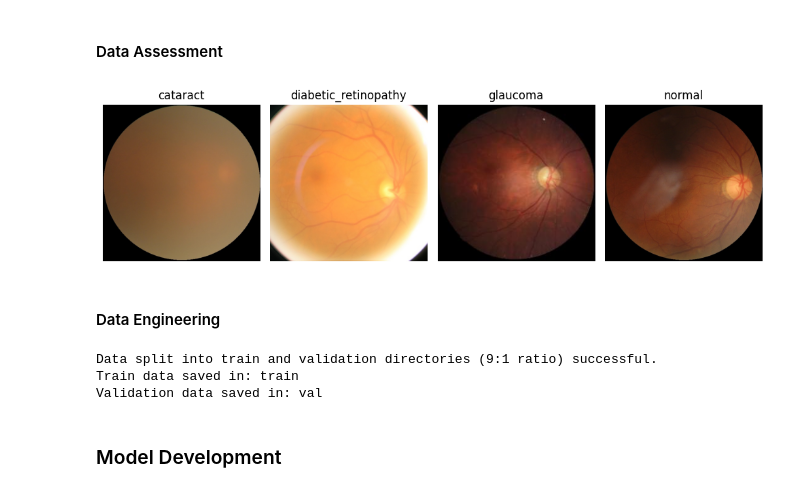
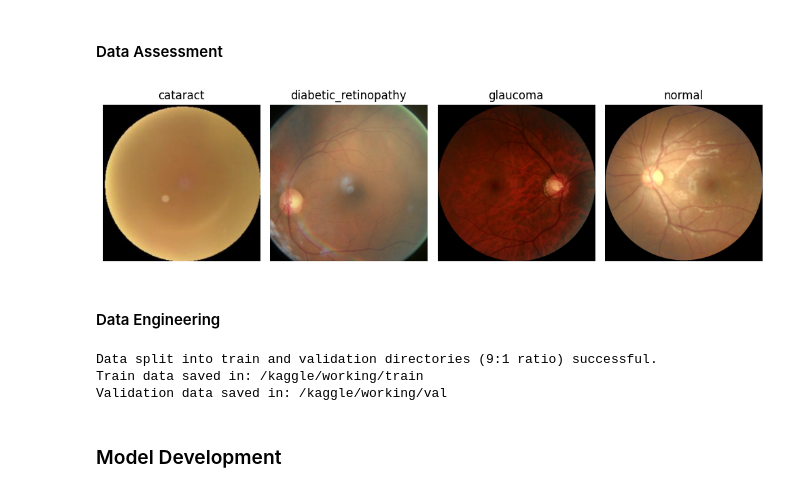
Before and after one commit to Bayhaqieee/Eye_Diseases_Classification, a Jupyter notebook: Eye_Diseases_Classification.ipynb, the cells around one changed output. Drawn from its saved outputs; the diff is of its cells as text; code cells hidden in the pictures.

Commit message:
Changing to Kaggle Environment

```diff
--- a/Eye_Diseases_Classification.ipynb
+++ b/Eye_Diseases_Classification.ipynb
@@ -72,11 +33,6 @@ Archive:  eye-diseases-classification.zip
 # %% [markdown]
 #### Data Assessment
 # %%
-import os
-import matplotlib.pyplot as plt
-import matplotlib.image as mpimg
-import random
-
 def display_images_by_label(data_dir):
     labels = os.listdir(data_dir)
     labels.sort() # Sort labels for consistent display
@@ -84,42 +40,42 @@ def display_images_by_label(data_dir):
     fig, axes = plt.subplots(1, 4, figsize=(10, 10))
     axes = axes.ravel()
 
     # Limit to the number of subplots available
     num_subplots = len(axes)
     for i, label in enumerate(labels[:num_subplots]):
         label_path = os.path.join(data_dir, label)
         if os.path.isdir(label_path):
             image_files = [f for f in os.listdir(label_path) if f.endswith(('jpg', 'jpeg', 'png'))]
             if image_files:
                 # Select a random image from the label directory
                 random_image_file = random.choice(image_files)
                 img_path = os.path.join(label_path, random_image_file)
                 img = mpimg.imread(img_path)
 
                 axes[i].imshow(img)
                 axes[i].set_title(label)
                 axes[i].axis('off') # Hide axes
 
     # Hide any unused subplots if there are less than the number of subplots
     for j in range(len(labels), num_subplots):
         axes[j].axis('off')
 
     plt.tight_layout()
     plt.show()
 
 # Assuming the unzipped data is in a directory named 'dataset'
 # Adjust the path according to where your unzipped data is located
-data_directory = 'dataset'
+data_directory = '/kaggle/input/eye-diseases-classification/dataset'
 display_images_by_label(data_directory)
 # %% [output]
-[figure, old version]
+[figure, new version]
 # %% [markdown]
 #### Data Engineering
 # %%
 # Define the original data directory and the new train/val directories
-data_directory = 'dataset'
-train_dir = 'train'
-val_dir = 'val'
+data_directory = '/kaggle/input/eye-diseases-classification/dataset'
+train_dir = '/kaggle/working/train'
+val_dir = '/kaggle/working/val'
 
 # Create the train and validation directories
 os.makedirs(train_dir, exist_ok=True)
@@ -164,8 +120,8 @@ print(f"Train data saved in: {train_dir}")
 print(f"Validation data saved in: {val_dir}")
 # %% [output]
 Data split into train and validation directories (9:1 ratio) successful.
-Train data saved in: train
-Validation data saved in: val
+Train data saved in: /kaggle/working/train
+Validation data saved in: /kaggle/working/val
 # %%
 data_transforms = {
     'train': transforms.Compose([
```
Also changed, not shown: parts of 8 cells of this notebook.
